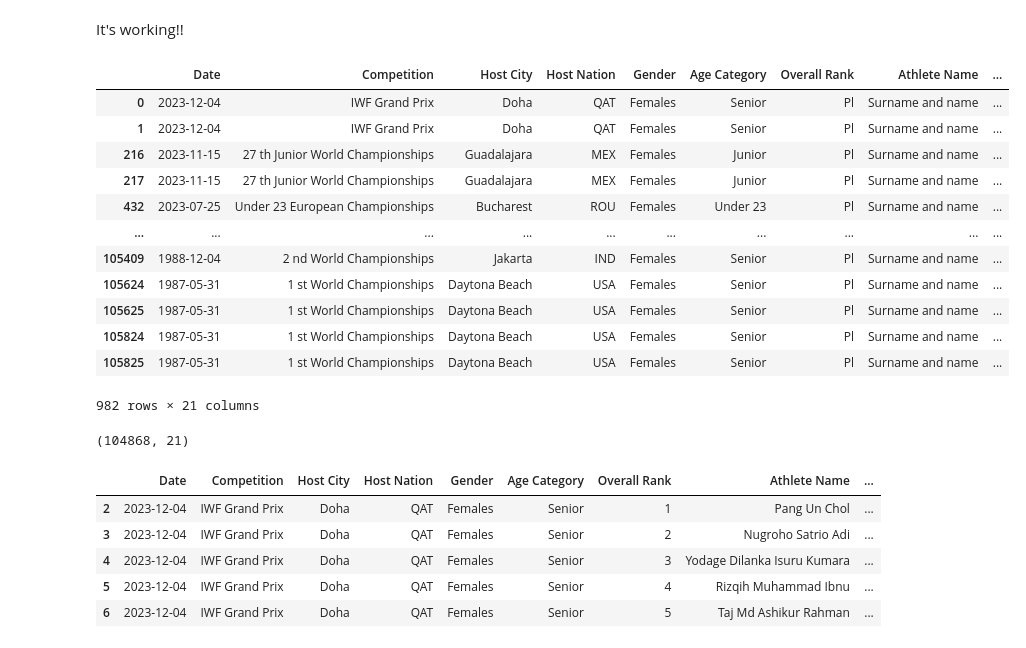
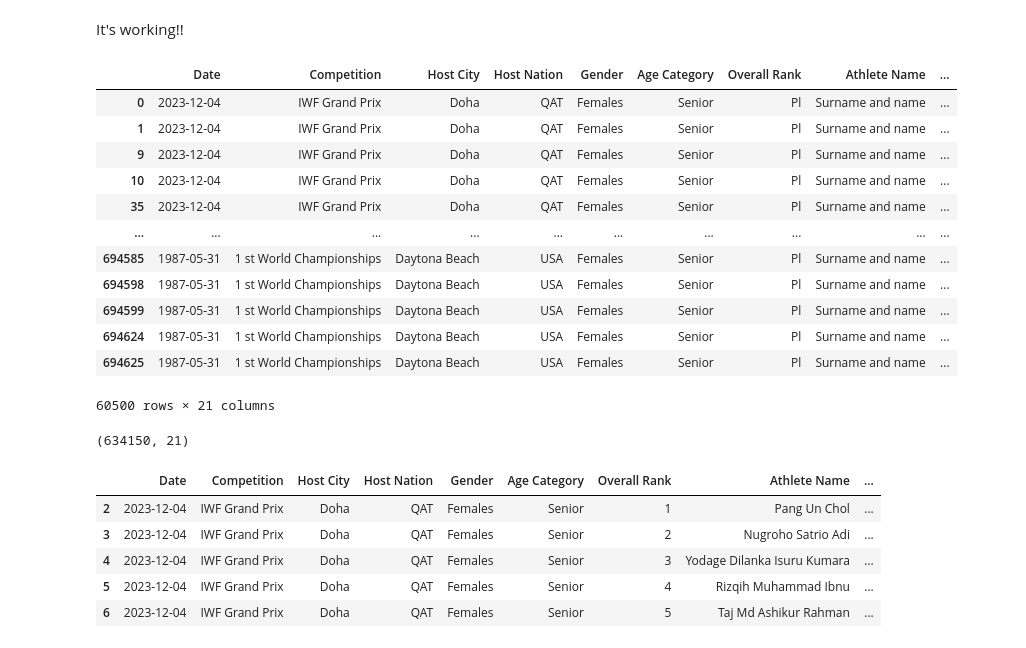
Before and after one commit to aaronjkeeney/Rxpose, a Jupyter notebook: Python_Version Rxpose.ipynb, the cells around one changed output. Saved outputs shown, nothing was run; the diff lists cells and outputs as text; code cells hidden in the pictures.

```diff
--- a/Python_Version Rxpose.ipynb
+++ b/Python_Version Rxpose.ipynb
@@ -184,7 +176,7 @@ print(links[::-1])
 [<a href="/component/cwyniki/?view=contest&amp;id_zawody=2752">IWF Grand Prix</a>, <a href="/component/cwyniki/?view=contest&amp;id_zawody=2753">IWF Grand Prix</a>, <a href="/component/cwyniki/?view=c ...
 [<a href="/component/cwyniki/?view=contest&amp;id_zawody=24">IX Olympics Games</a>, <a href="/component/cwyniki/?view=contest&amp;id_zawody=23">X Olympics Games</a>, <a href="/component/cwyniki/?view= ...
 # %%
-df['link'] = str(links)
+df['link'] = [str(link) for link in links]
 df.head()
 # %% [output]
 |  | Date | Name | Place | Nation | Gender | Age category | link |
@@ -276,10 +278,9 @@ def all_data(guiding_data_frame: pd.DataFrame) -> pd.DataFrame:
 
     return full_dataframe
 # %%
-#As a test, this is only Senior Women's events from after Munich 1972
+#As a test, this is only Senior Women's events from after Munich 1972 (no women's events before then, mask is unnecessary)
 
-trial_df = df[gender_mask].reset_index()
-trial_df = trial_df[senior_mask].reset_index()
+senior_women_guiding_df = df[modern_event_mask][gender_mask][senior_mask].reset_index(drop=True)
 
-df_all_iwrp_data = all_data(trial_df)
+senior_women_data = all_data(senior_women_guiding_df)
 # %% [output]
@@ -319,24 +322,24 @@ It's working!!
 # %%
 # These are leftovers from the import process
 
-df_all_iwrp_data[df_all_iwrp_data['Sinclair'] == 'Sincler']
+senior_women_data[senior_women_data['Sinclair'] == 'Sincler']
 # %% [output]
 |  | Date | Competition | Host City | Host Nation | Gender | Age Category | Overall Rank | Athlete Name | ... |
 | 0 | 2023-12-04 | IWF Grand Prix | Doha | QAT | Females | Senior | Pl | Surname and name | ... |
 | 1 | 2023-12-04 | IWF Grand Prix | Doha | QAT | Females | Senior | Pl | Surname and name | ... |
-| 216 | 2023-11-15 | 27 th Junior World Championships | Guadalajara | MEX | Females | Junior | Pl | Surname and name | ... |
-| 217 | 2023-11-15 | 27 th Junior World Championships | Guadalajara | MEX | Females | Junior | Pl | Surname and name | ... |
-| 432 | 2023-07-25 | Under 23 European Championships | Bucharest | ROU | Females | Under 23 | Pl | Surname and name | ... |
+| 9 | 2023-12-04 | IWF Grand Prix | Doha | QAT | Females | Senior | Pl | Surname and name | ... |
+| 10 | 2023-12-04 | IWF Grand Prix | Doha | QAT | Females | Senior | Pl | Surname and name | ... |
+| 35 | 2023-12-04 | IWF Grand Prix | Doha | QAT | Females | Senior | Pl | Surname and name | ... |
 | ... | ... | ... | ... | ... | ... | ... | ... | ... | ... |
-| 105409 | 1988-12-04 | 2 nd World Championships | Jakarta | IND | Females | Senior | Pl | Surname and name | ... |
-| 105624 | 1987-05-31 | 1 st World Championships | Daytona Beach | USA | Females | Senior | Pl | Surname and name | ... |
-| 105625 | 1987-05-31 | 1 st World Championships | Daytona Beach | USA | Females | Senior | Pl | Surname and name | ... |
-| 105824 | 1987-05-31 | 1 st World Championships | Daytona Beach | USA | Females | Senior | Pl | Surname and name | ... |
-| 105825 | 1987-05-31 | 1 st World Championships | Daytona Beach | USA | Females | Senior | Pl | Surname and name | ... |
+| 694585 | 1987-05-31 | 1 st World Championships | Daytona Beach | USA | Females | Senior | Pl | Surname and name | ... |
+| 694598 | 1987-05-31 | 1 st World Championships | Daytona Beach | USA | Females | Senior | Pl | Surname and name | ... |
+| 694599 | 1987-05-31 | 1 st World Championships | Daytona Beach | USA | Females | Senior | Pl | Surname and name | ... |
+| 694624 | 1987-05-31 | 1 st World Championships | Daytona Beach | USA | Females | Senior | Pl | Surname and name | ... |
+| 694625 | 1987-05-31 | 1 st World Championships | Daytona Beach | USA | Females | Senior | Pl | Surname and name | ... |
-982 rows × 21 columns
+60500 rows × 21 columns
-# %%
-df_all_iwrp_data = df_all_iwrp_data[df_all_iwrp_data['Sinclair'] != 'Sincler']
-df_all_iwrp_data.shape
-# %% [output]
-(104868, 21)
+# %%
+senior_women_data = senior_women_data[senior_women_data['Sinclair'] != 'Sincler']
+senior_women_data.shape
+# %% [output]
+(634150, 21)
 # %%
```
Also changed, not shown: parts of 16 cells of this notebook.
